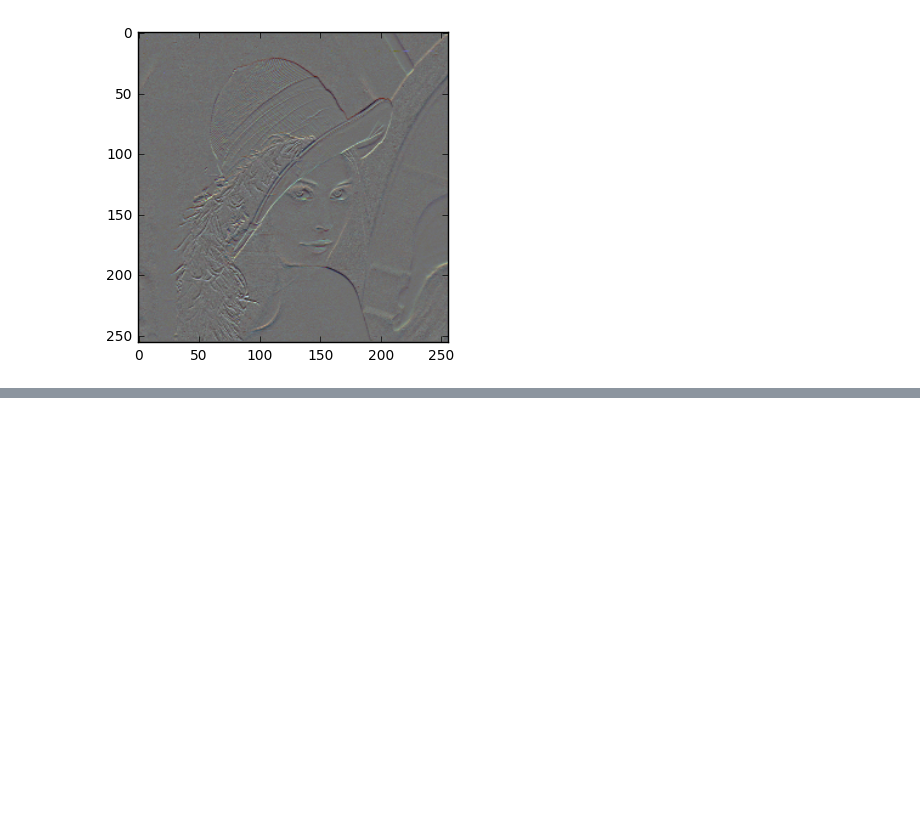
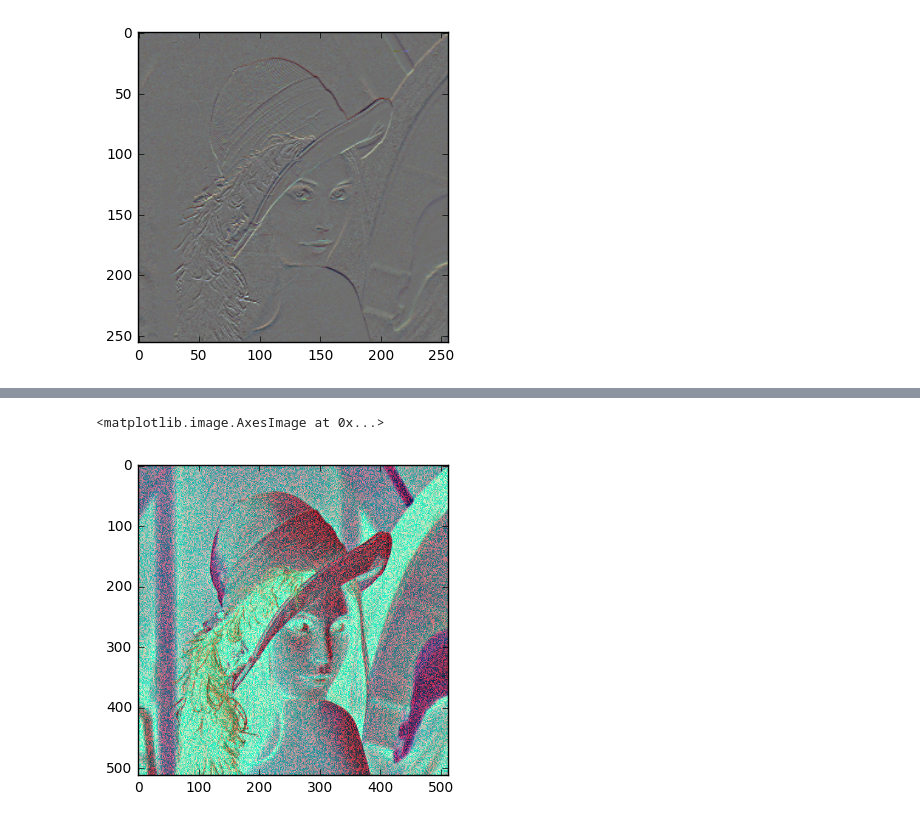
Before and after one commit to vicente-gonzalez-ruiz/pyramids-and-wavelets, a Jupyter notebook: Pyramids_and_Wavelets.ipynb, the cells around one changed output, grey strips where cells are left out. Drawn from its saved outputs; the diff is of its cells as text; code cells hidden in the pictures; blank space fills up the shorter version.

```diff
--- a/Pyramids_and_Wavelets.ipynb
+++ b/Pyramids_and_Wavelets.ipynb
@@ -425,0 +439,9 @@ print(type(cA), cA.shape)
+# %%
+#list(coeffs[0][0]) = 0
+#list(coeffs[0][0]) = np.zeros(coeffs[0][1][2].shape, "float32")
+#coeffs[1][0] = np.zeros(coeffs[1][1][2].shape)
+#coeffs[2][0] = np.zeros(coeffs[2][1][2].shape)
+coeffs[0][0][0] = 0.0
+coeffs[0][0][1] = 0.0
+coeffs[0][0][:] = 0.0
+print(coeffs[0][0], np.zeros(coeffs[0][1][2].shape, "float32"))
@@ -426 +462,12 @@ print(type(cA), cA.shape)
+# %%
+# Compute the DWT of each component
+component = [None]*3
+for i,col in enumerate(colors):
+    component[i] = pywt.idwt2(coeffs[i], 'haar')
+    #coeffs[i] = I[:,:,i]
+# %%
+tmp = np.zeros((512,512,3), 'float32')
+tmp[..., 0] = component[0]
+tmp[..., 1] = component[1]
+tmp[..., 2] = component[2]
 # %%
@@ -428,2 +493,5 @@ print(cA)
 # %%
-plt.imshow(cA)
+plt.imshow(tmp)
+# %% [output]
+<matplotlib.image.AxesImage at 0x...>
+[figure, added]
```
Also changed, not shown: parts of 10 cells of this notebook.
